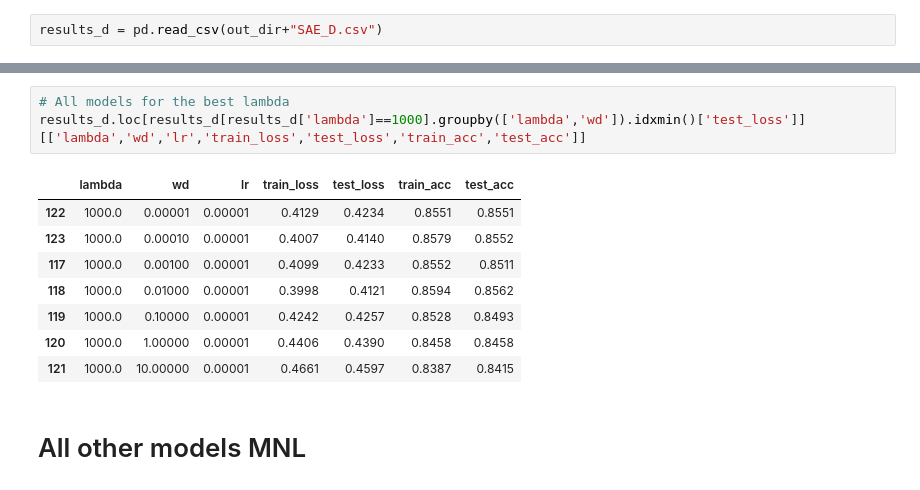
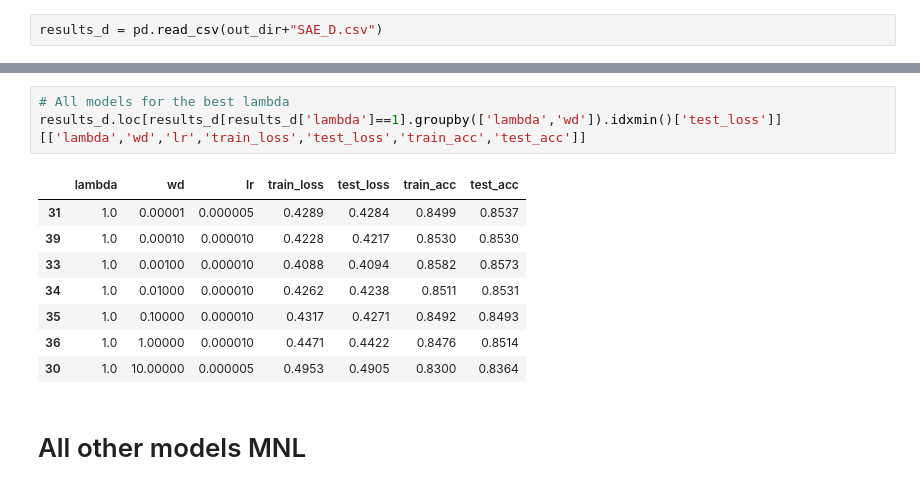
Before and after one commit to sunnyqywang/demand_image, a Jupyter notebook: P1_result_table.ipynb, the cells around one changed output, grey strips where cells are left out. Saved outputs shown, nothing was run; the diff lists cells and outputs as text.

```diff
--- a/P1_result_table.ipynb
+++ b/P1_result_table.ipynb
@@ -150,15 +206,15 @@ results_d.loc[results_d.groupby(['lambda']).idxmin()['test_loss']][['lambda','wd
 # %%
 # All models for the best lambda
-results_d.loc[results_d[results_d['lambda']==1000].groupby(['lambda','wd']).idxmin()['test_loss']][['lambda','wd','lr','train_loss','test_loss','train_acc','test_acc']]
+results_d.loc[results_d[results_d['lambda']==1].groupby(['lambda','wd']).idxmin()['test_loss']][['lambda','wd','lr','train_loss','test_loss','train_acc','test_acc']]
 # %% [output]
 |  | lambda | wd | lr | train_loss | test_loss | train_acc | test_acc |
-| 122 | 1000.0 | 0.00001 | 0.00001 | 0.4129 | 0.4234 | 0.8551 | 0.8551 |
-| 123 | 1000.0 | 0.00010 | 0.00001 | 0.4007 | 0.4140 | 0.8579 | 0.8552 |
-| 117 | 1000.0 | 0.00100 | 0.00001 | 0.4099 | 0.4233 | 0.8552 | 0.8511 |
-| 118 | 1000.0 | 0.01000 | 0.00001 | 0.3998 | 0.4121 | 0.8594 | 0.8562 |
-| 119 | 1000.0 | 0.10000 | 0.00001 | 0.4242 | 0.4257 | 0.8528 | 0.8493 |
-| 120 | 1000.0 | 1.00000 | 0.00001 | 0.4406 | 0.4390 | 0.8458 | 0.8458 |
-| 121 | 1000.0 | 10.00000 | 0.00001 | 0.4661 | 0.4597 | 0.8387 | 0.8415 |
+| 31 | 1.0 | 0.00001 | 0.000005 | 0.4289 | 0.4284 | 0.8499 | 0.8537 |
+| 39 | 1.0 | 0.00010 | 0.000010 | 0.4228 | 0.4217 | 0.8530 | 0.8530 |
+| 33 | 1.0 | 0.00100 | 0.000010 | 0.4088 | 0.4094 | 0.8582 | 0.8573 |
+| 34 | 1.0 | 0.01000 | 0.000010 | 0.4262 | 0.4238 | 0.8511 | 0.8531 |
+| 35 | 1.0 | 0.10000 | 0.000010 | 0.4317 | 0.4271 | 0.8492 | 0.8493 |
+| 36 | 1.0 | 1.00000 | 0.000010 | 0.4471 | 0.4422 | 0.8476 | 0.8514 |
+| 30 | 1.0 | 10.00000 | 0.000005 | 0.4953 | 0.4905 | 0.8300 | 0.8364 |
 # %% [markdown]
 # All other models MNL
 # %%
```
Also changed, not shown: parts of 14 cells of this notebook, 1 other file.
